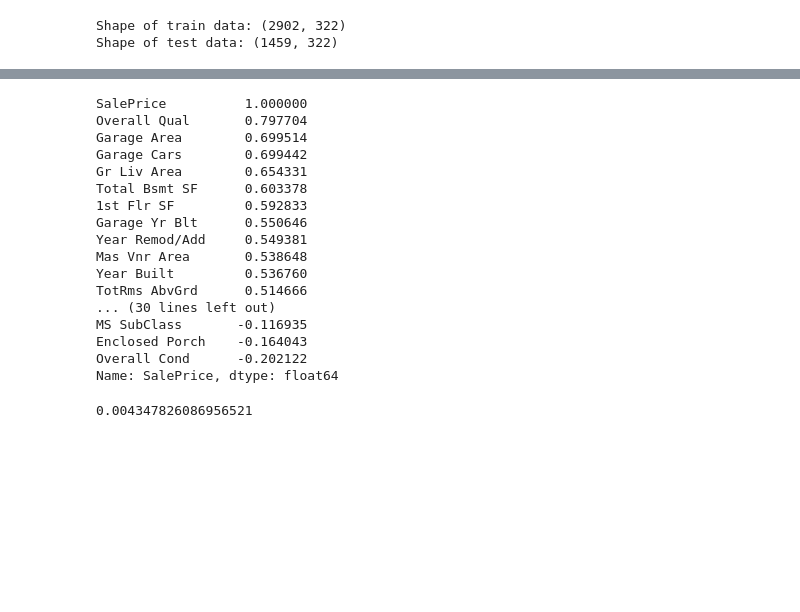
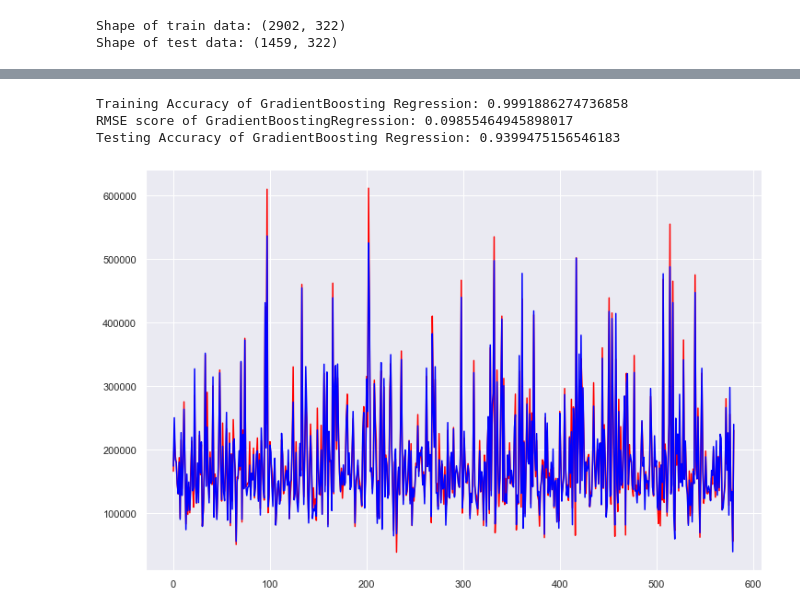
Before and after one commit to agrawalnaman/cmpe255-group8-housing-price-prediction, a Jupyter notebook: Housing Price Prediction Project.ipynb, the cells around one changed output, grey strips where cells are left out. Drawn from its saved outputs; the diff is of its cells as text; code cells hidden in the pictures; blank space fills up the shorter version.

```diff
--- a/Housing Price Prediction Project.ipynb
+++ b/Housing Price Prediction Project.ipynb
@@ -641,40 +564,25 @@ Average: 0.7034332516381079
-# %%
-corr.sort_values(["SalePrice"], ascending = False, inplace = True)
-print(corr.SalePrice)
-# %% [output]
-SalePrice          1.000000
-Overall Qual       0.797704
-Garage Area        0.699514
-Garage Cars        0.699442
-Gr Liv Area        0.654331
-Total Bsmt SF      0.603378
-1st Flr SF         0.592833
-Garage Yr Blt      0.550646
-Year Remod/Add     0.549381
-Mas Vnr Area       0.538648
-Year Built         0.536760
-TotRms AbvGrd      0.514666
-... (30 lines left out)
-MS SubClass       -0.116935
-Enclosed Porch    -0.164043
-Overall Cond      -0.202122
-Name: SalePrice, dtype: float64
-# %%
-def attempt():
-    Y = new_numeric['SalePrice']
-    X = new_numeric.drop(columns='SalePrice')
-    X = df_train_drop_col_row[['Overall Qual', 'Garage Area', 'Garage Cars', 'Gr Liv Area']]
-    x_train, x_test,y_train,y_test = train_test_split(X,Y,test_size =0.2)
-
-    decision_tree = DecisionTreeClassifier()
-    decision_tree.fit(x_train,y_train)
-    decision_tree.predict(x_test)
-    value = decision_tree.score(x_test,y_test)
-    return value
-
-value = 0;
-for x in range(0,19):
-    value = value + attempt()
-print(value/20)
-# %% [output]
-0.004347826086956521
+# %%
+#GradientBoostingRegressor -tried 100,300,1000,2000,2500,3000,3500 for n_estimators
+
+gboostRegressorModel = GradientBoostingRegressor(n_estimators=2500, random_state =0)
+gboostRegressorModel.fit(X_train,y_train)
+gboost_trainscore=gboostRegressorModel.score(X_train, y_train)
+print("Training Accuracy of GradientBoosting Regression:",gboost_trainscore)
+
+# Predict new result
+y_pred_gbr = gboostRegressorModel.predict(X_test)
+rms_gbr=sqrt(mean_squared_error(y_test,y_pred_gbr))
+print("RMSE score of GradientBoostingRegression:",rms_gbr)
+gboost_testscore=gboostRegressorModel.score(X_test, y_test)
+print("Testing Accuracy of GradientBoosting Regression:",gboost_testscore)
+
+# Plot y_test vs y_pred
+plt.figure(figsize=(12,8))
+plt.plot(np.exp(y_test), color='red')
+plt.plot(np.exp(y_pred_gbr), color='blue')
+plt.show()
+# %% [output]
+Training Accuracy of GradientBoosting Regression: 0.9991886274736858
+RMSE score of GradientBoostingRegression: 0.09855464945898017
+Testing Accuracy of GradientBoosting Regression: 0.9399475156546183
+[figure, added]
```
Also changed, not shown: parts of 26 cells of this notebook.
